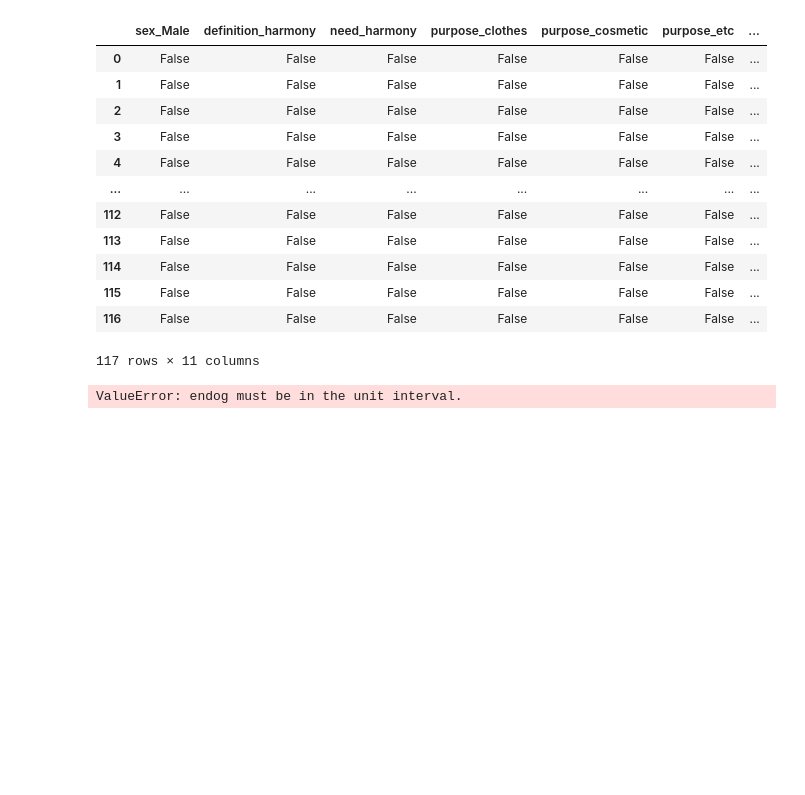
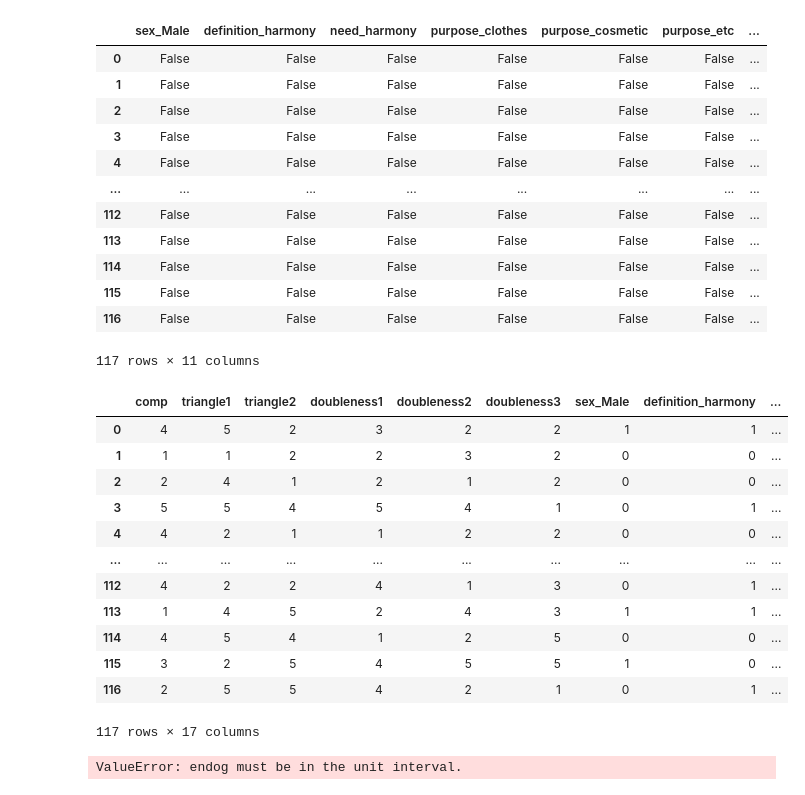
Before and after one commit to slmteruto/CAI, a Jupyter notebook: pjj/change_bright_preprocessing.ipynb, the cells around one changed output. Saved outputs shown, nothing was run; the diff lists cells and outputs as text; code cells hidden in the pictures; blank space fills up the shorter version.

```diff
--- a/pjj/change_bright_preprocessing.ipynb
+++ b/pjj/change_bright_preprocessing.ipynb
@@ -275,6 +270,22 @@ np.isnan(df1[train_cols])
 | 115 | False | False | False | False | False | False | ... |
 | 116 | False | False | False | False | False | False | ... |
 117 rows × 11 columns
+# %%
+df1
+# %% [output]
+|  | comp | triangle1 | triangle2 | doubleness1 | doubleness2 | doubleness3 | sex_Male | definition_harmony | ... |
+| 0 | 4 | 5 | 2 | 3 | 2 | 2 | 1 | 1 | ... |
+| 1 | 1 | 1 | 2 | 2 | 3 | 2 | 0 | 0 | ... |
+| 2 | 2 | 4 | 1 | 2 | 1 | 2 | 0 | 0 | ... |
+| 3 | 5 | 5 | 4 | 5 | 4 | 1 | 0 | 1 | ... |
+| 4 | 4 | 2 | 1 | 1 | 2 | 2 | 0 | 0 | ... |
+| ... | ... | ... | ... | ... | ... | ... | ... | ... | ... |
+| 112 | 4 | 2 | 2 | 4 | 1 | 3 | 0 | 1 | ... |
+| 113 | 1 | 4 | 5 | 2 | 4 | 3 | 1 | 1 | ... |
+| 114 | 4 | 5 | 4 | 1 | 2 | 5 | 0 | 0 | ... |
+| 115 | 3 | 2 | 5 | 4 | 5 | 5 | 1 | 0 | ... |
+| 116 | 2 | 5 | 5 | 4 | 2 | 1 | 0 | 1 | ... |
+117 rows × 17 columns
 # %%
 model = sm.Logit(df1['comp'], df1[train_cols]).fit()
 model.summary2()
```
Also changed, not shown: parts of 5 cells of this notebook.
